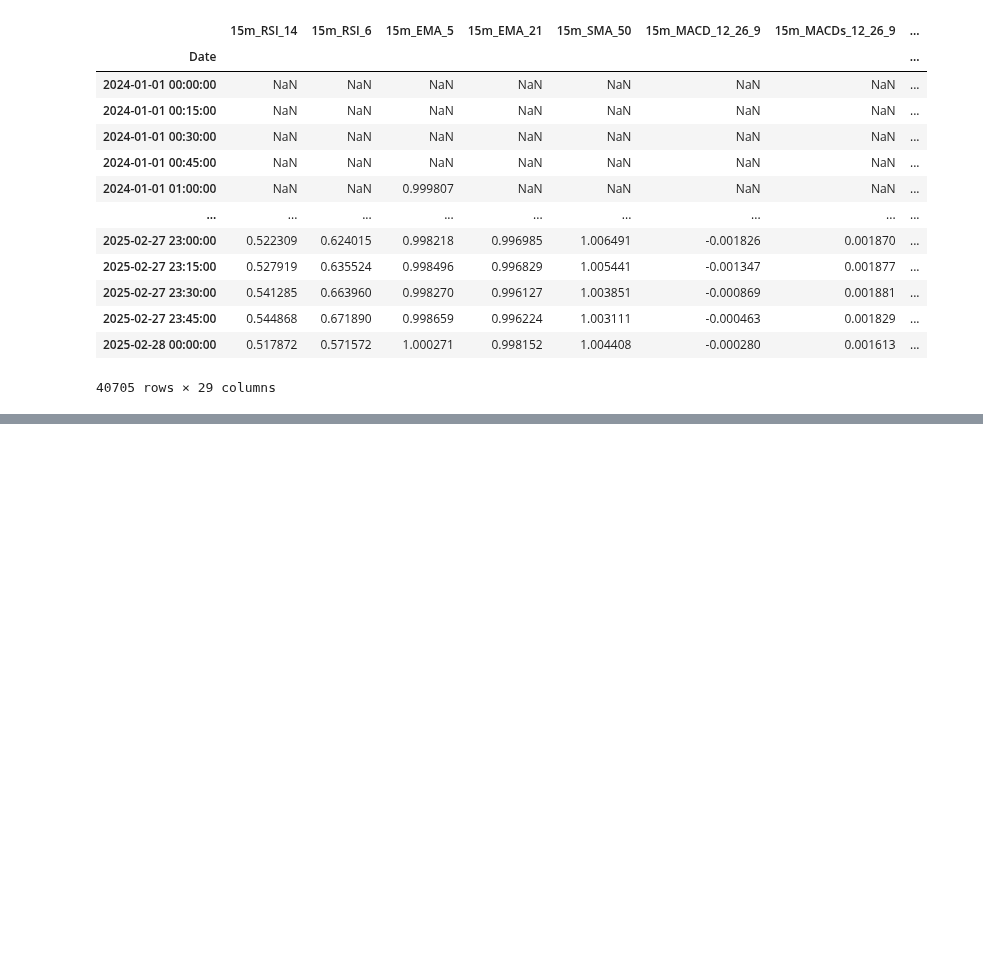
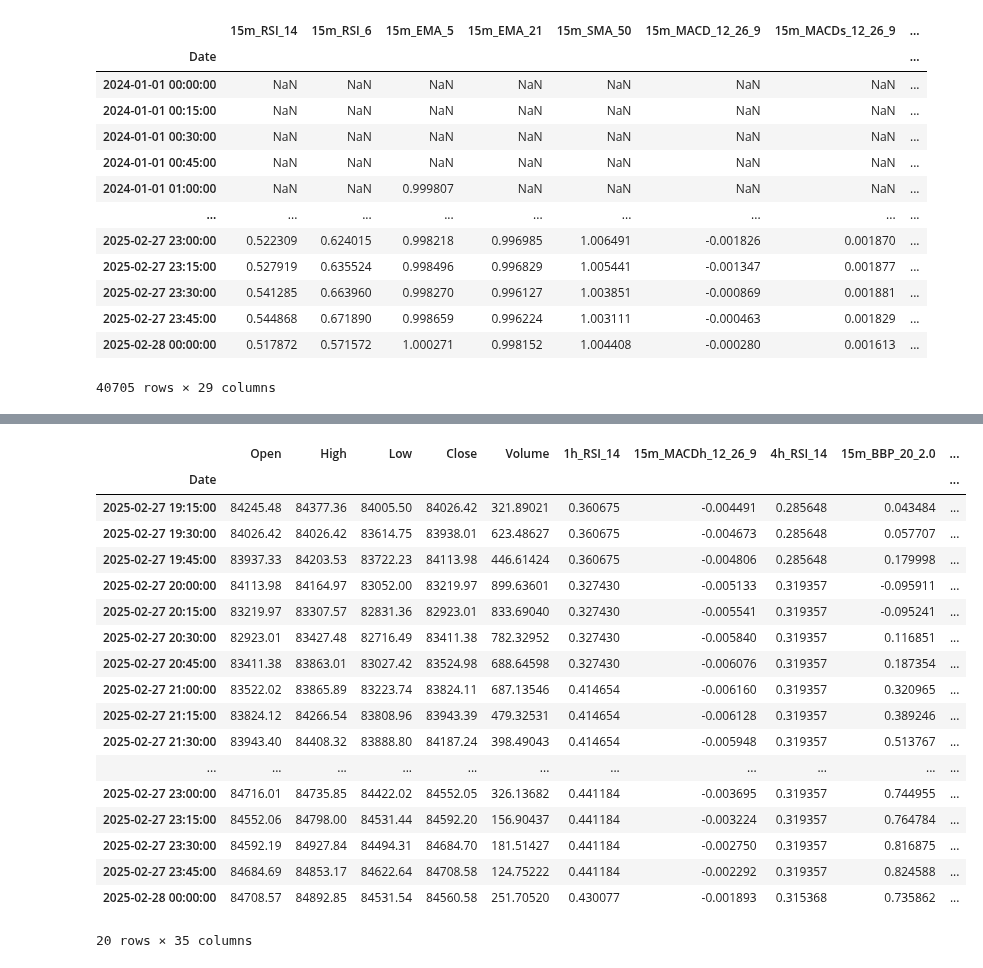
Before and after one commit to ifeLight/ml-bot, a Jupyter notebook: binance-multi-timeframe-grade-uncover.ipynb, the cells around one changed output, grey strips where cells are left out. Drawn from its saved outputs; the diff is of its cells as text; code cells hidden in the pictures; blank space fills up the shorter version.

Commit message:
added model inference

```diff
--- a/binance-multi-timeframe-grade-uncover.ipynb
+++ b/binance-multi-timeframe-grade-uncover.ipynb
@@ -432,7 +433,7 @@ def save_model_to_cloud_storage(model: tf.keras.Model, model_name: str, bucket_n
             os.remove(local_file_path)
     return cloud_file_path
 
-def load_model_from_cloud_storage(model_name: str, bucket_name: str):
+def load_model_from_cloud_storage(model_name: str, bucket_name: str, custom_objects=None):
     """
     Loads a TensorFlow model from Google Cloud Storage.
 
@@ -453,7 +454,7 @@ def load_model_from_cloud_storage(model_name: str, bucket_name: str):
         subprocess.run(['gsutil', 'cp', cloud_file_path, local_file_path], check=True)
 
         # Load the model
-        model = tf.keras.models.load_model(local_file_path)
+        model = tf.keras.models.load_model(local_file_path, custom_objects=custom_objects)
         print(f"Model loaded from {cloud_file_path}")
         return model
     except subprocess.CalledProcessError as e:
@@ -777,3 +764,6 @@ data[indicators]
 | 2025-02-27 23:45:00 | 0.544868 | 0.671890 | 0.998659 | 0.996224 | 1.003111 | -0.000463 | 0.001829 | ... |
 | 2025-02-28 00:00:00 | 0.517872 | 0.571572 | 1.000271 | 0.998152 | 1.004408 | -0.000280 | 0.001613 | ... |
 40705 rows × 29 columns
+# %%
+data.dropna(inplace=True)
+data
@@ -779,0 +785,3 @@ data[indicators]
+# %%
+model_name = 'binance_mtf_v1_15m_01-01-2024_28-02-2025_d47fa856'
+model = load_model_from_cloud_storage(model_name, bucket_name, custom_objects={'mse': mse, 'mae': mae})
@@ -779,0 +816,4 @@ data[indicators]
+# %%
+seq_length = 100
+test_data = predict_in_batches(model, data, indicators, seq_length, batch_size=128)
+test_data
@@ -780,3 +835,25 @@ data[indicators]
+# %%
+test_data.tail(20)
+# %% [output]
+|  | Open | High | Low | Close | Volume | 1h_RSI_14 | 15m_MACDh_12_26_9 | 4h_RSI_14 | 15m_BBP_20_2.0 | ... |
+| Date |  |  |  |  |  |  |  |  |  | ... |
+| 2025-02-27 19:15:00 | 84245.48 | 84377.36 | 84005.50 | 84026.42 | 321.89021 | 0.360675 | -0.004491 | 0.285648 | 0.043484 | ... |
+| 2025-02-27 19:30:00 | 84026.42 | 84026.42 | 83614.75 | 83938.01 | 623.48627 | 0.360675 | -0.004673 | 0.285648 | 0.057707 | ... |
+| 2025-02-27 19:45:00 | 83937.33 | 84203.53 | 83722.23 | 84113.98 | 446.61424 | 0.360675 | -0.004806 | 0.285648 | 0.179998 | ... |
+| 2025-02-27 20:00:00 | 84113.98 | 84164.97 | 83052.00 | 83219.97 | 899.63601 | 0.327430 | -0.005133 | 0.319357 | -0.095911 | ... |
+| 2025-02-27 20:15:00 | 83219.97 | 83307.57 | 82831.36 | 82923.01 | 833.69040 | 0.327430 | -0.005541 | 0.319357 | -0.095241 | ... |
+| 2025-02-27 20:30:00 | 82923.01 | 83427.48 | 82716.49 | 83411.38 | 782.32952 | 0.327430 | -0.005840 | 0.319357 | 0.116851 | ... |
+| 2025-02-27 20:45:00 | 83411.38 | 83863.01 | 83027.42 | 83524.98 | 688.64598 | 0.327430 | -0.006076 | 0.319357 | 0.187354 | ... |
+| 2025-02-27 21:00:00 | 83522.02 | 83865.89 | 83223.74 | 83824.11 | 687.13546 | 0.414654 | -0.006160 | 0.319357 | 0.320965 | ... |
+| 2025-02-27 21:15:00 | 83824.12 | 84266.54 | 83808.96 | 83943.39 | 479.32531 | 0.414654 | -0.006128 | 0.319357 | 0.389246 | ... |
+| 2025-02-27 21:30:00 | 83943.40 | 84408.32 | 83888.80 | 84187.24 | 398.49043 | 0.414654 | -0.005948 | 0.319357 | 0.513767 | ... |
+| ... | ... | ... | ... | ... | ... | ... | ... | ... | ... | ... |
+| 2025-02-27 23:00:00 | 84716.01 | 84735.85 | 84422.02 | 84552.05 | 326.13682 | 0.441184 | -0.003695 | 0.319357 | 0.744955 | ... |
+| 2025-02-27 23:15:00 | 84552.06 | 84798.00 | 84531.44 | 84592.20 | 156.90437 | 0.441184 | -0.003224 | 0.319357 | 0.764784 | ... |
+| 2025-02-27 23:30:00 | 84592.19 | 84927.84 | 84494.31 | 84684.70 | 181.51427 | 0.441184 | -0.002750 | 0.319357 | 0.816875 | ... |
+| 2025-02-27 23:45:00 | 84684.69 | 84853.17 | 84622.64 | 84708.58 | 124.75222 | 0.441184 | -0.002292 | 0.319357 | 0.824588 | ... |
+| 2025-02-28 00:00:00 | 84708.57 | 84892.85 | 84531.54 | 84560.58 | 251.70520 | 0.430077 | -0.001893 | 0.315368 | 0.735862 | ... |
+20 rows × 35 columns
 # %%
 timeframe_pattern = re.compile(r'^\d+[mhdw]$')
 timeframe_pattern.match('15h')
```
Also changed, not shown: parts of 7 cells of this notebook.
